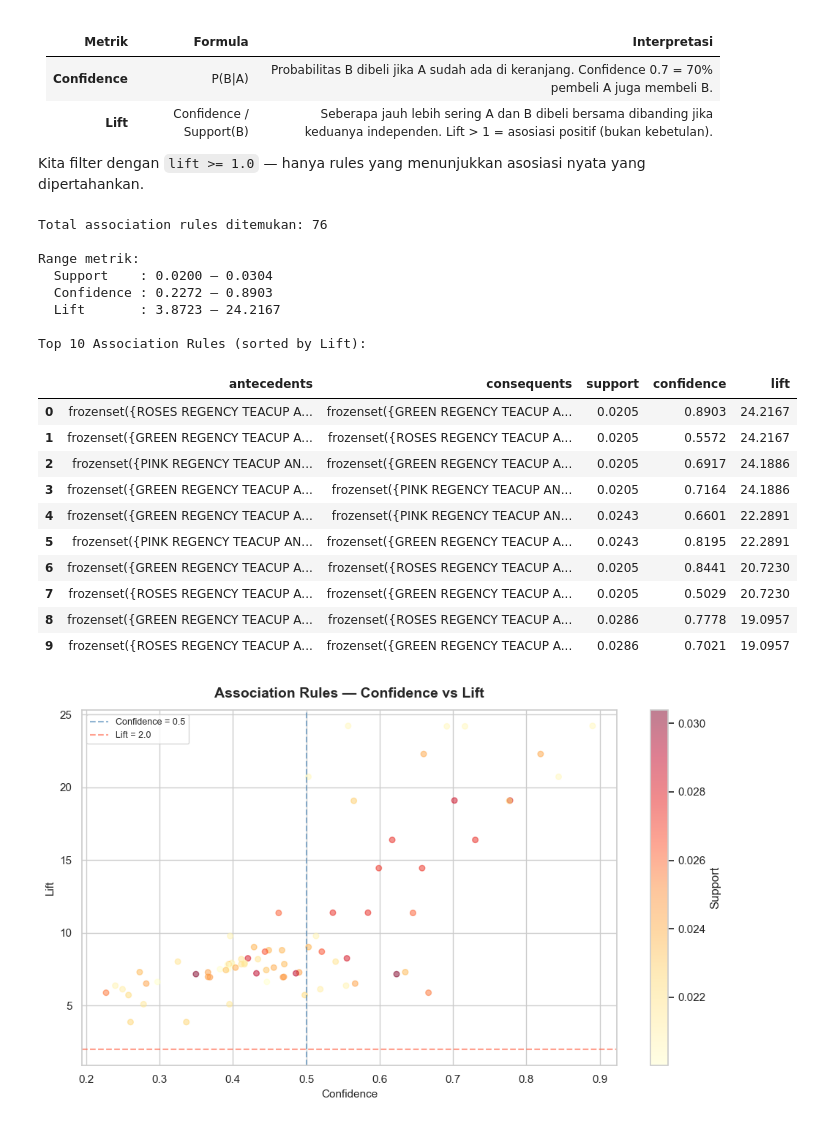
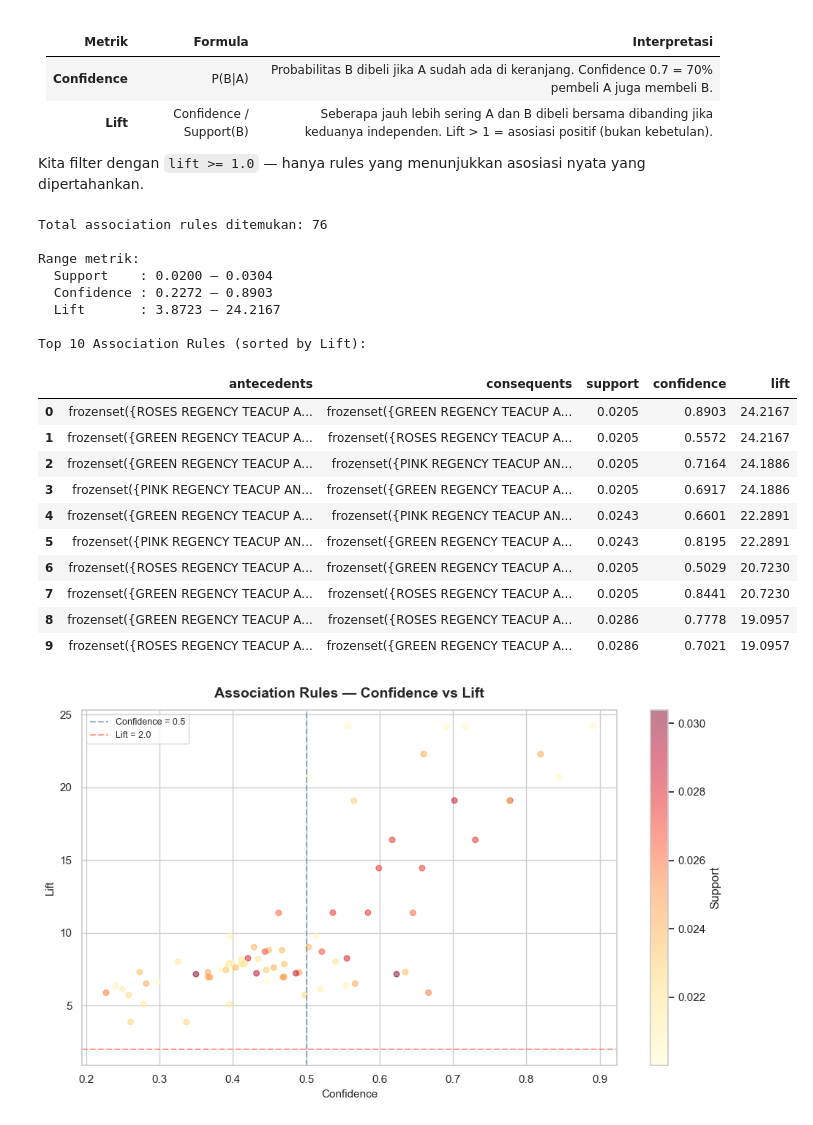
Before and after one commit to rdityaza/ecommerce-customer-segmentation-rfm, a Jupyter notebook: notebooks/03_market_basket_analysis.ipynb, the cells around one changed output. Cells and saved outputs as stored; diff of their text form; code cells hidden in the pictures.

```diff
--- a/notebooks/03_market_basket_analysis.ipynb
+++ b/notebooks/03_market_basket_analysis.ipynb
@@ -190,42 +190,43 @@ Kita filter dengan `lift >= 1.0` — hanya rules yang menunjukkan asosiasi nyata
 rules = association_rules(
     frequent_itemsets,
     metric='lift',
-    min_threshold=1.0    # hanya rules dengan lift > 1 (asosiasi positif)
+    min_threshold=1.0,    # hanya rules dengan lift > 1 (asosiasi positif)
+    num_itemsets=len(frequent_itemsets)
 )
 
 # ── Sorting: Lift descending, lalu Confidence descending ─────────────────────
 rules = rules.sort_values(
     ['lift', 'confidence'],
     ascending=[False, False]
 ).reset_index(drop=True)
 
 print(f"Total association rules ditemukan: {len(rules):,}")
 print(f"\nRange metrik:")
 print(f"  Support    : {rules['support'].min():.4f} – {rules['support'].max():.4f}")
 print(f"  Confidence : {rules['confidence'].min():.4f} – {rules['confidence'].max():.4f}")
 print(f"  Lift       : {rules['lift'].min():.4f} – {rules['lift'].max():.4f}")
 
 # ── Tampilkan 10 Rules Teratas ────────────────────────────────────────────────
 print("\nTop 10 Association Rules (sorted by Lift):")
 rules[['antecedents', 'consequents', 'support', 'confidence', 'lift']].head(10)
 # %% [output]
 Total association rules ditemukan: 76
 
 Range metrik:
   Support    : 0.0200 – 0.0304
   Confidence : 0.2272 – 0.8903
   Lift       : 3.8723 – 24.2167
 
 Top 10 Association Rules (sorted by Lift):
 |  | antecedents | consequents | support | confidence | lift |
 | 0 | frozenset({ROSES REGENCY TEACUP A... | frozenset({GREEN REGENCY TEACUP A... | 0.0205 | 0.8903 | 24.2167 |
 | 1 | frozenset({GREEN REGENCY TEACUP A... | frozenset({ROSES REGENCY TEACUP A... | 0.0205 | 0.5572 | 24.2167 |
-| 2 | frozenset({PINK REGENCY TEACUP AN... | frozenset({GREEN REGENCY TEACUP A... | 0.0205 | 0.6917 | 24.1886 |
-| 3 | frozenset({GREEN REGENCY TEACUP A... | frozenset({PINK REGENCY TEACUP AN... | 0.0205 | 0.7164 | 24.1886 |
+| 2 | frozenset({GREEN REGENCY TEACUP A... | frozenset({PINK REGENCY TEACUP AN... | 0.0205 | 0.7164 | 24.1886 |
+| 3 | frozenset({PINK REGENCY TEACUP AN... | frozenset({GREEN REGENCY TEACUP A... | 0.0205 | 0.6917 | 24.1886 |
 | 4 | frozenset({GREEN REGENCY TEACUP A... | frozenset({PINK REGENCY TEACUP AN... | 0.0243 | 0.6601 | 22.2891 |
 | 5 | frozenset({PINK REGENCY TEACUP AN... | frozenset({GREEN REGENCY TEACUP A... | 0.0243 | 0.8195 | 22.2891 |
-| 6 | frozenset({GREEN REGENCY TEACUP A... | frozenset({ROSES REGENCY TEACUP A... | 0.0205 | 0.8441 | 20.7230 |
-| 7 | frozenset({ROSES REGENCY TEACUP A... | frozenset({GREEN REGENCY TEACUP A... | 0.0205 | 0.5029 | 20.7230 |
+| 6 | frozenset({ROSES REGENCY TEACUP A... | frozenset({GREEN REGENCY TEACUP A... | 0.0205 | 0.5029 | 20.7230 |
+| 7 | frozenset({GREEN REGENCY TEACUP A... | frozenset({ROSES REGENCY TEACUP A... | 0.0205 | 0.8441 | 20.7230 |
 | 8 | frozenset({GREEN REGENCY TEACUP A... | frozenset({ROSES REGENCY TEACUP A... | 0.0286 | 0.7778 | 19.0957 |
 | 9 | frozenset({ROSES REGENCY TEACUP A... | frozenset({GREEN REGENCY TEACUP A... | 0.0286 | 0.7021 | 19.0957 |
 # %%
```
Also changed, not shown: parts of 3 cells of this notebook.
